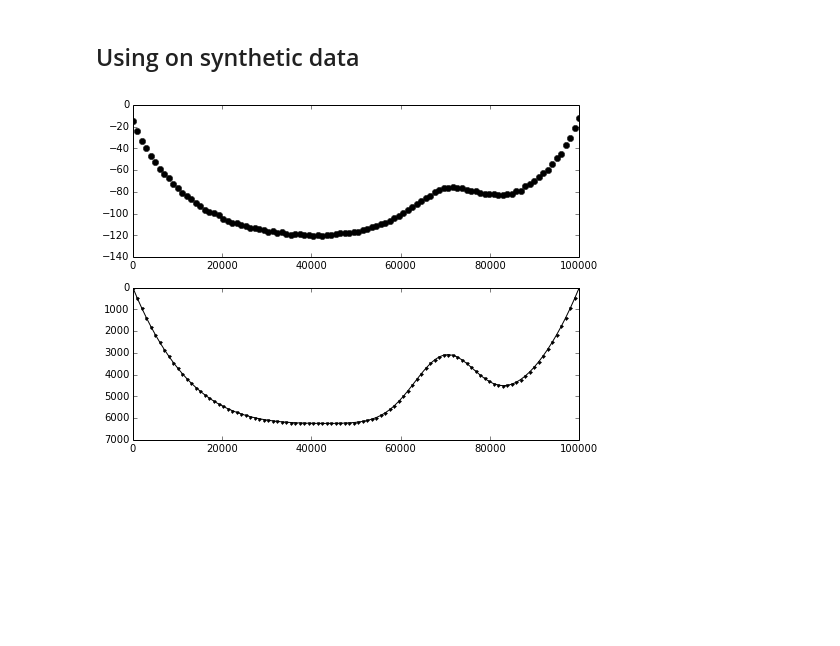
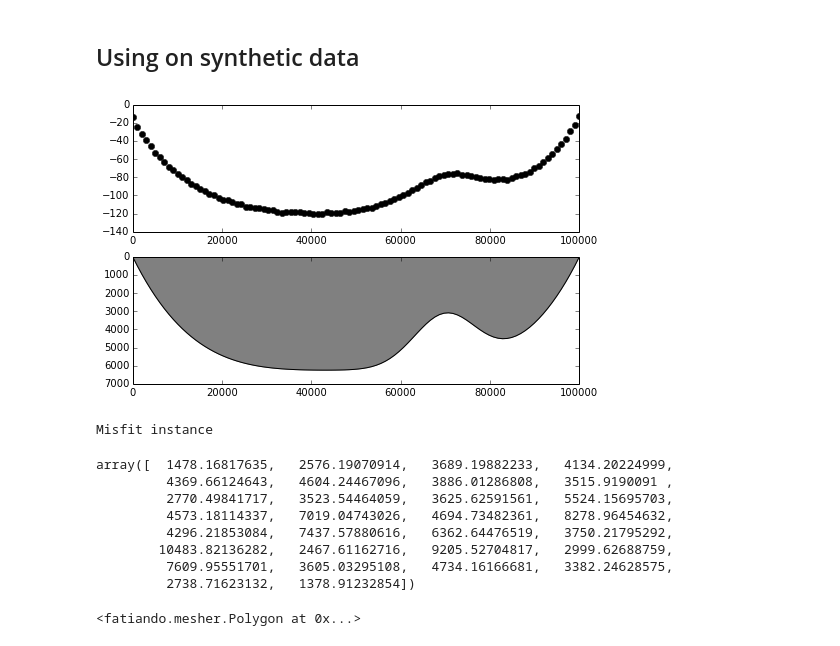
Before and after one commit to leouieda/scipy2014, a Jupyter notebook: poster_summary.ipynb, the cells around one changed output. Drawn from its saved outputs; the diff is of its cells as text; code cells hidden in the pictures; blank space fills up the shorter version.

```diff
--- a/poster_summary.ipynb
+++ b/poster_summary.ipynb
@@ -76,11 +81,32 @@ gz = utils.contaminate(talwani.gz(x, z, [model]), 0.5, seed=0)
 %matplotlib inline
 from fatiando.vis import mpl
 # %%
-mpl.figure(figsize=(8, 6))
+mpl.figure(figsize=(8, 5))
 mpl.subplot(2, 1, 1)
 mpl.plot(x, gz, 'ok')
 mpl.subplot(2, 1, 2)
-mpl.polygon(model, '.-k')
+mpl.polygon(model, '-k', fill='grey')
 mpl.gca().invert_yaxis()
 # %% [output]
-[figure, old version]
+[figure, new version]
+# %%
+misfit = PolyBasin2D(x, z, gz, 0, 30, density)
+initial = 3000*np.ones(misfit.nparams)
+misfit.config('levmarq', initial=initial).fit()
+# %% [output]
+Misfit instance
+# %%
+misfit.p_
+# %% [output]
+array([  1478.16817635,   2576.19070914,   3689.19882233,   4134.20224999,
+         4369.66124643,   4604.24467096,   3886.01286808,   3515.9190091 ,
+         2770.49841717,   3523.54464059,   3625.62591561,   5524.15695703,
+         4573.18114337,   7019.04743026,   4694.73482361,   8278.96454632,
+         4296.21853084,   7437.57880616,   6362.64476519,   3750.21795292,
+        10483.82136282,   2467.61162716,   9205.52704817,   2999.62688759,
+         7609.95551701,   3605.03295108,   4734.16166681,   3382.24628575,
+         2738.71623132,   1378.91232854])
+# %%
+misfit.estimate_
+# %% [output]
+<fatiando.mesher.Polygon at 0x...>
```
Also changed, not shown: parts of 10 cells of this notebook.
